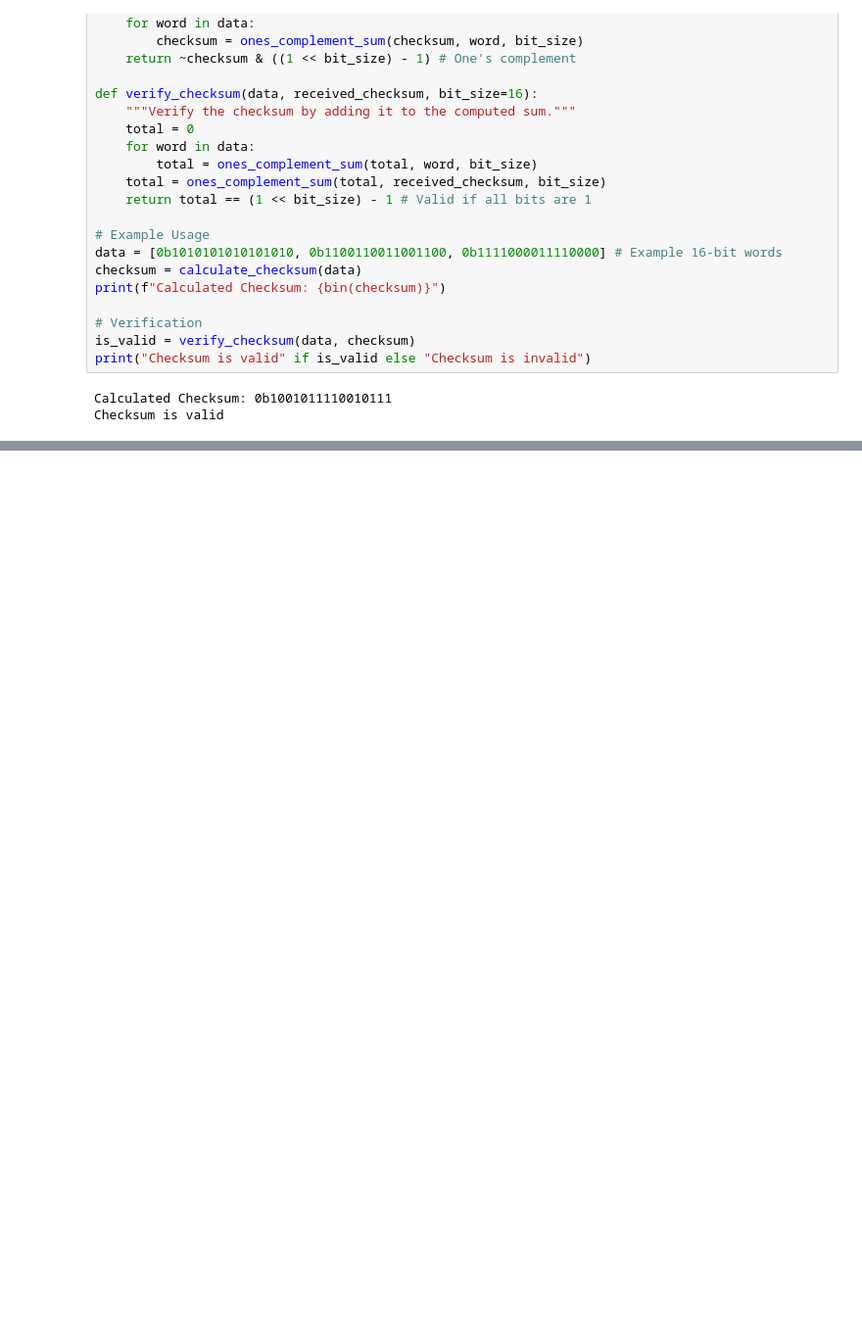
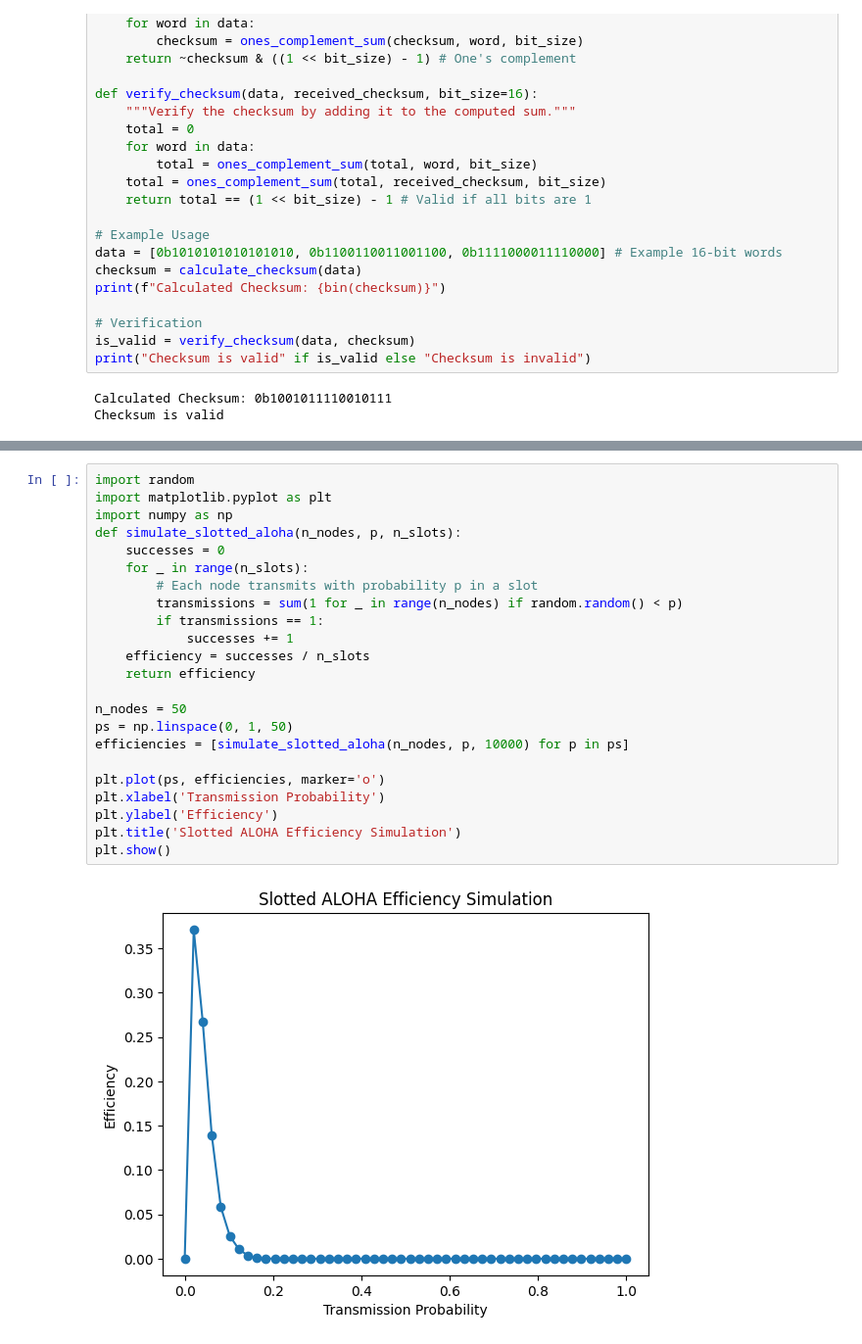
Before and after one commit to NightFlash96/Networks-ePortfolio, a Jupyter notebook: Lab7/Lab7.ipynb, the cells around one changed output, grey strips where cells are left out. Shown: that part at 98% size. Saved outputs shown, nothing was run; the diff lists cells and outputs as text; blank space fills up the shorter version.

```diff
--- a/Lab7/Lab7.ipynb
+++ b/Lab7/Lab7.ipynb
@@ -150,0 +194,25 @@ Checksum is valid
+# %%
+import random
+import matplotlib.pyplot as plt
+import numpy as np
+def simulate_slotted_aloha(n_nodes, p, n_slots):
+    successes = 0
+    for _ in range(n_slots):
+        # Each node transmits with probability p in a slot
+        transmissions = sum(1 for _ in range(n_nodes) if random.random() < p)
+        if transmissions == 1:
+            successes += 1
+    efficiency = successes / n_slots
+    return efficiency
+
+n_nodes = 50
+ps = np.linspace(0, 1, 50)
+efficiencies = [simulate_slotted_aloha(n_nodes, p, 10000) for p in ps]
+
+plt.plot(ps, efficiencies, marker='o')
+plt.xlabel('Transmission Probability')
+plt.ylabel('Efficiency')
+plt.title('Slotted ALOHA Efficiency Simulation')
+plt.show()
+# %% [output]
+[figure, added]
```
Also changed, not shown: parts of 8 cells of this notebook, 1 other file.
